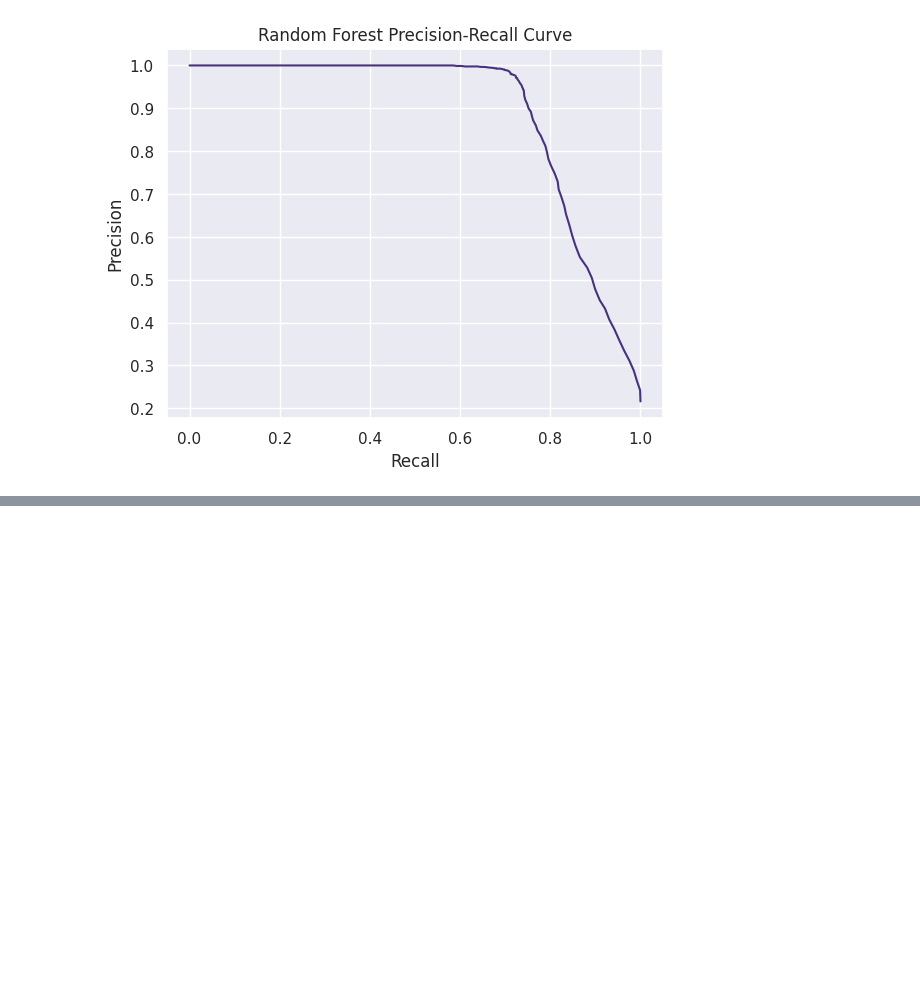
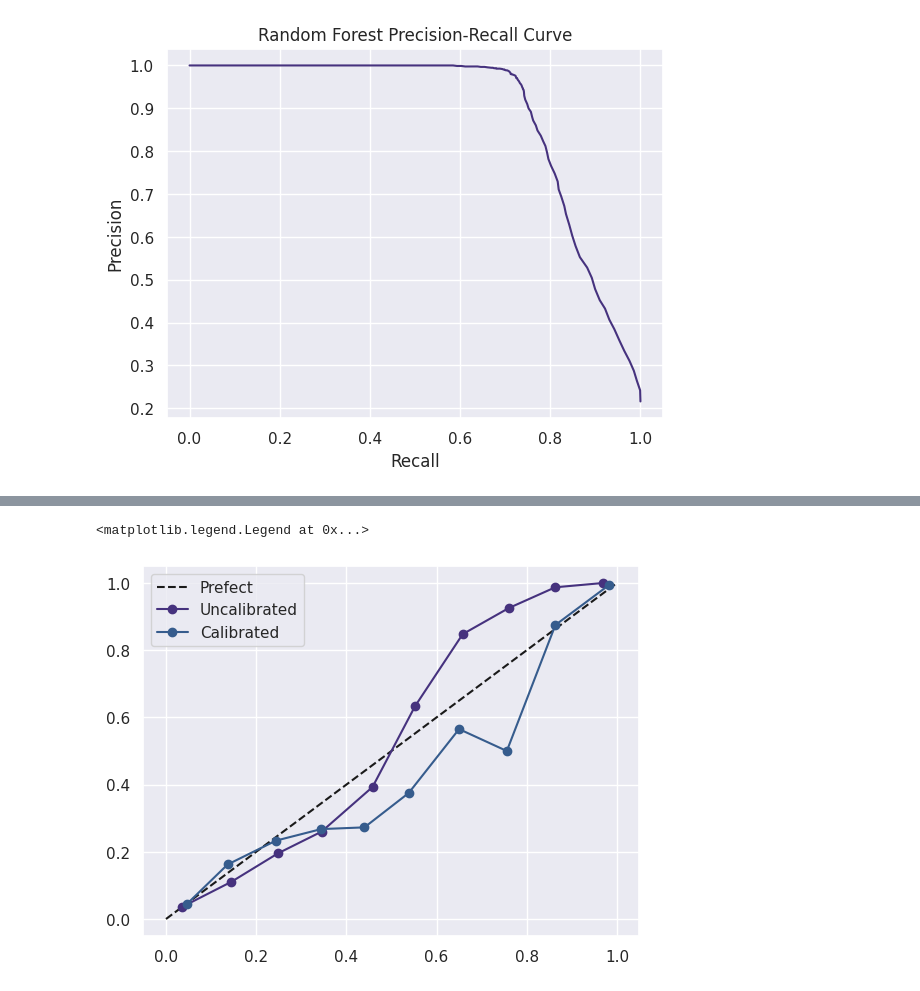
Before and after one commit to code-with-ayyan/credit-risk-assesment, a Jupyter notebook: main.ipynb, the cells around one changed output, grey strips where cells are left out. Cells and saved outputs as stored; diff of their text form; code cells hidden in the pictures; blank space fills up the shorter version.

Commit message:
SHAP and Probabillity calibration

```diff
--- a/main.ipynb
+++ b/main.ipynb
@@ -475,0 +494,10 @@ weighted avg       0.94      0.94      0.93      6305
+# %%
+from sklearn.calibration import CalibratedClassifierCV, calibration_curve
+
+calibrated_model = CalibratedClassifierCV(
+    rf_model,
+    method="sigmoid",
+    cv=5
+)
+
+calibrated_model.fit(X_train, y_train)
@@ -475,0 +525,26 @@ weighted avg       0.94      0.94      0.93      6305
+# %%
+uncalibrated = rf_model.predict_proba(X_test)[:,1]
+calibrated = calibrated_model.predict_proba(X_test)[:,1]
+# %%
+actual_uncal, predicted_uncal = calibration_curve(y_test, uncalibrated, n_bins=10)
+# %%
+actual_cal, predicted_cal  = calibration_curve(y_test, calibrated, n_bins=10)
+# %%
+plt.plot([0,1], [0,1], 'k--', label="Prefect")
+plt.plot(
+    predicted_uncal,
+    actual_uncal,
+    "o-",
+    label = "Uncalibrated"
+)
+
+plt.plot(
+    predicted_cal,
+    actual_cal,
+    "o-",
+    label = "Calibrated"
+)
+plt.legend()
+# %% [output]
+<matplotlib.legend.Legend at 0x...>
+[figure, added]
```
Also changed, not shown: parts of 12 cells of this notebook.
